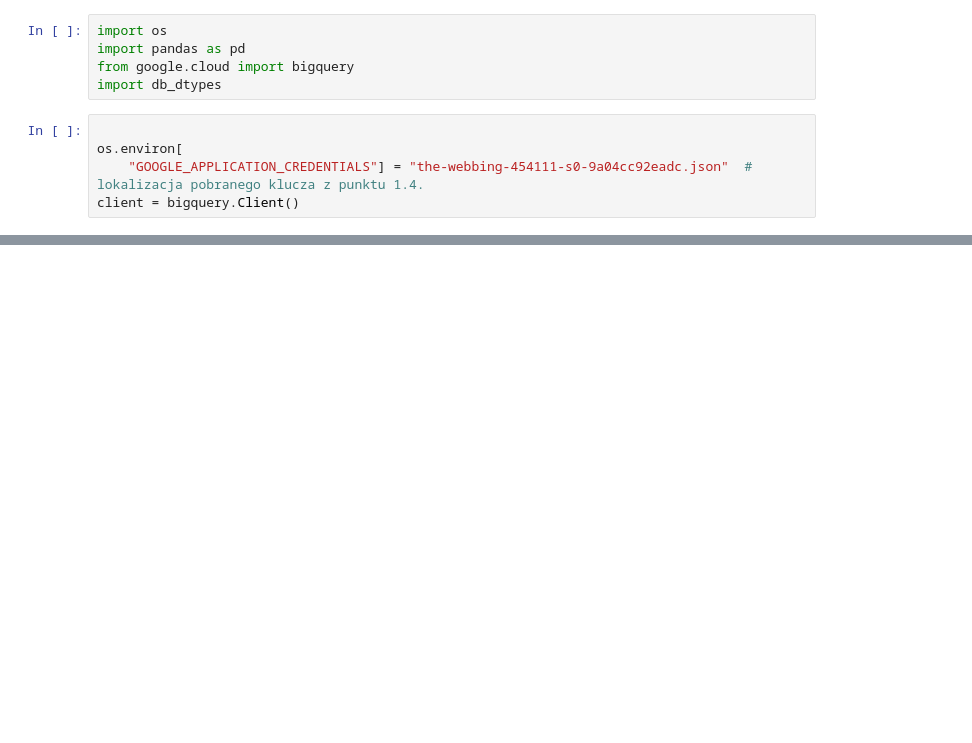
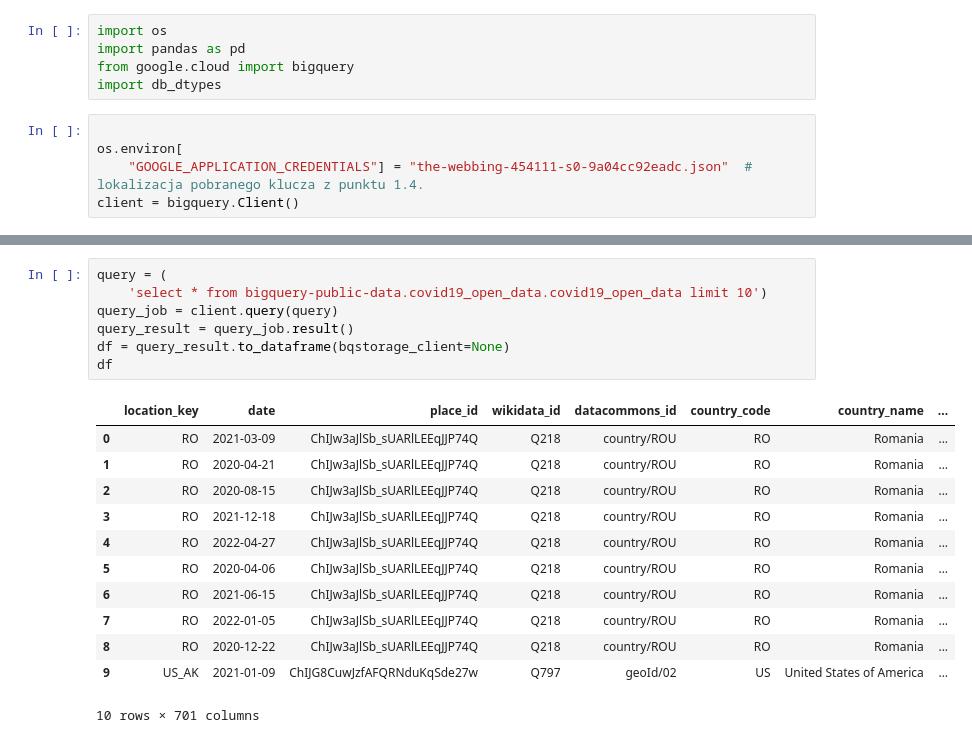
Before and after one commit to qmacdom/BigData, a Jupyter notebook: BigDataNotebook.ipynb, the cells around one changed output, grey strips where cells are left out. Cells and saved outputs as stored; diff of their text form; blank space fills up the shorter version.

```diff
--- a/BigDataNotebook.ipynb
+++ b/BigDataNotebook.ipynb
@@ -30 +30,21 @@ df
 10 rows × 701 columns
+# %%
+query = (
+    'select * from bigquery-public-data.covid19_open_data.covid19_open_data limit 10')
+query_job = client.query(query)
+query_result = query_job.result()
+df = query_result.to_dataframe(bqstorage_client=None)
+df
+# %% [output]
+|  | location_key | date | place_id | wikidata_id | datacommons_id | country_code | country_name | ... |
+| 0 | RO | 2021-03-09 | ChIJw3aJlSb_sUARlLEEqJJP74Q | Q218 | country/ROU | RO | Romania | ... |
+| 1 | RO | 2020-04-21 | ChIJw3aJlSb_sUARlLEEqJJP74Q | Q218 | country/ROU | RO | Romania | ... |
+| 2 | RO | 2020-08-15 | ChIJw3aJlSb_sUARlLEEqJJP74Q | Q218 | country/ROU | RO | Romania | ... |
+| 3 | RO | 2021-12-18 | ChIJw3aJlSb_sUARlLEEqJJP74Q | Q218 | country/ROU | RO | Romania | ... |
+| 4 | RO | 2022-04-27 | ChIJw3aJlSb_sUARlLEEqJJP74Q | Q218 | country/ROU | RO | Romania | ... |
+| 5 | RO | 2020-04-06 | ChIJw3aJlSb_sUARlLEEqJJP74Q | Q218 | country/ROU | RO | Romania | ... |
+| 6 | RO | 2021-06-15 | ChIJw3aJlSb_sUARlLEEqJJP74Q | Q218 | country/ROU | RO | Romania | ... |
+| 7 | RO | 2022-01-05 | ChIJw3aJlSb_sUARlLEEqJJP74Q | Q218 | country/ROU | RO | Romania | ... |
+| 8 | RO | 2020-12-22 | ChIJw3aJlSb_sUARlLEEqJJP74Q | Q218 | country/ROU | RO | Romania | ... |
+| 9 | US_AK | 2021-01-09 | ChIJG8CuwJzfAFQRNduKqSde27w | Q797 | geoId/02 | US | United States of America | ... |
+10 rows × 701 columns
```
Also changed, not shown: parts of 12 cells of this notebook, 1 other file.
